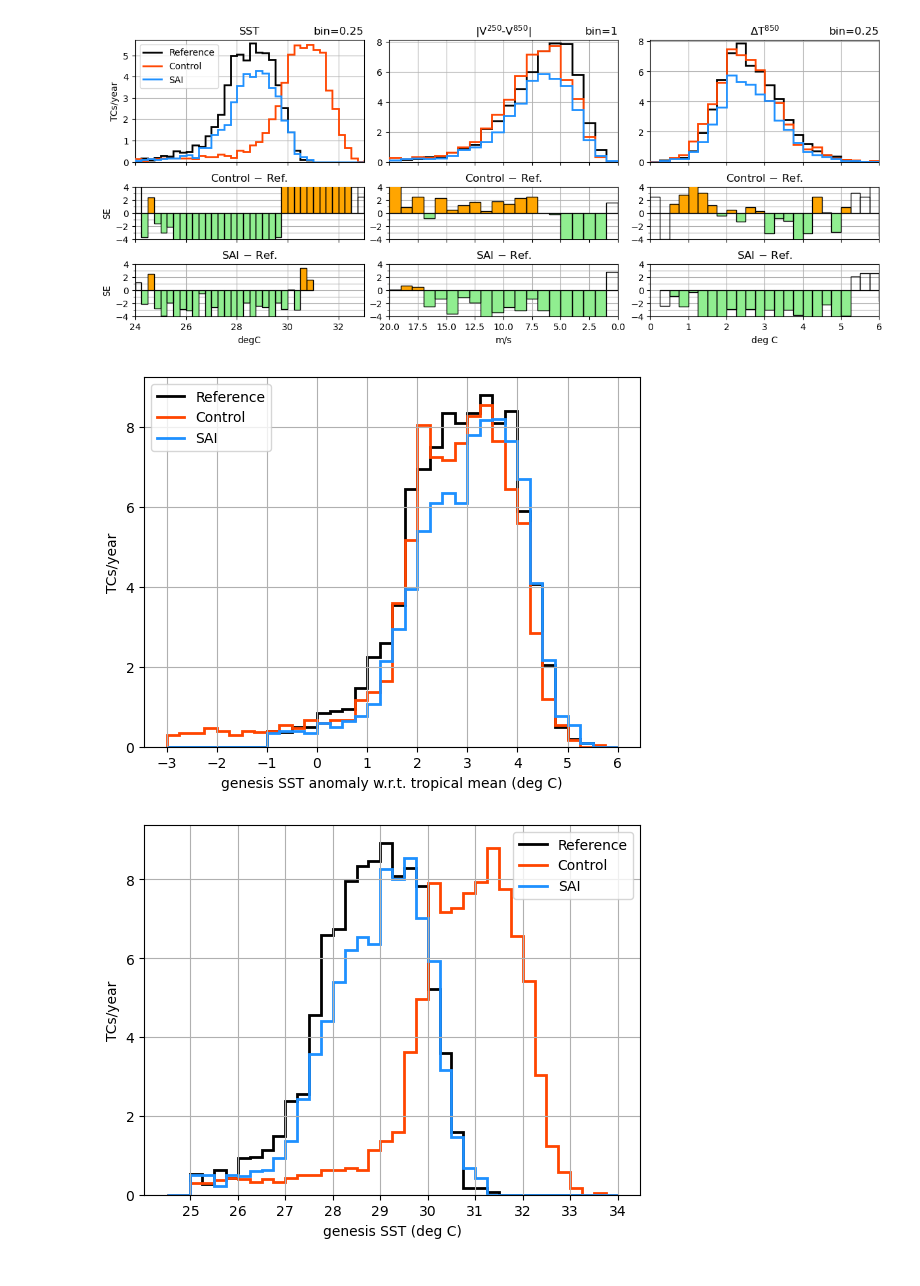
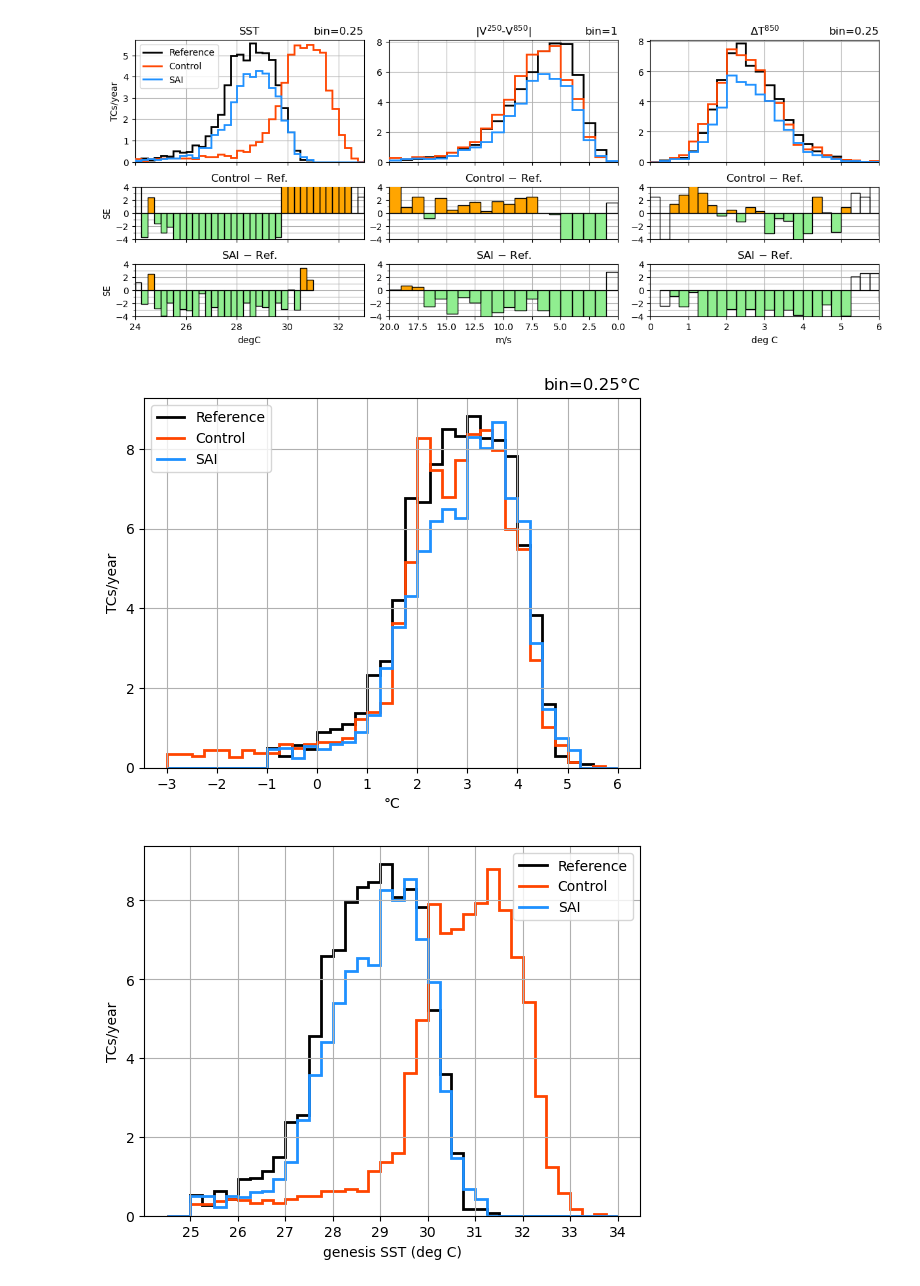
Before and after one commit to JdeJong96/TCs-under-SAI, a Jupyter notebook: analysis/notebooks/figures.ipynb, the cells around one changed output. Cells and saved outputs as stored; diff of their text form; code cells hidden in the pictures.

Commit message:
add histogram of genesis SST anomalies from tropical mean

```diff
--- a/analysis/notebooks/figures.ipynb
+++ b/analysis/notebooks/figures.ipynb
@@ -1179,17 +1179,19 @@ tracks.savefig(fig, fname, **savefigkwargs)
 ../figures/hist_develop_SE_SST_Vshear_TEMP.pdf already exists, cannot overwrite
 [figure]
 # %%
-tropmean = [25.93483777, 28.01042484, 25.90466762] # 30S-30N mean SST [ref, cnt, sai]
+tropmean = [25.97963052, 28.02733345, 25.99451728] # 30S-30N mean SST [ref, cnt, sai]
 for exp,tm in zip(ds,tropmean):
     hist, edges = np.histogram(ds[exp].SST.isel(dtime=0)-tm, bins=np.arange(-3,6.1,0.25))
     plt.stairs(hist/30, edges, **default_kwargs[exp])
 plt.legend()
 plt.xticks(range(-3,7,1))
-plt.xlabel('genesis SST anomaly w.r.t. tropical mean (deg C)')
+plt.xlabel('°C')
 plt.ylabel('TCs/year')
+plt.title('bin=0.25°C', loc='right')
 plt.grid()
+plt.savefig('../figures/hist.genesisSST-tropmean.pdf', bbox_inches='tight', transparent=True)
 # %% [output]
-[figure, old version]
+[figure, new version]
 # %%
 for exp in ds:
     hist, edges = np.histogram(ds[exp].SST.isel(dtime=0), bins=np.arange(24.5,34.1,0.25))
```
Also changed, not shown: 1 other file.
